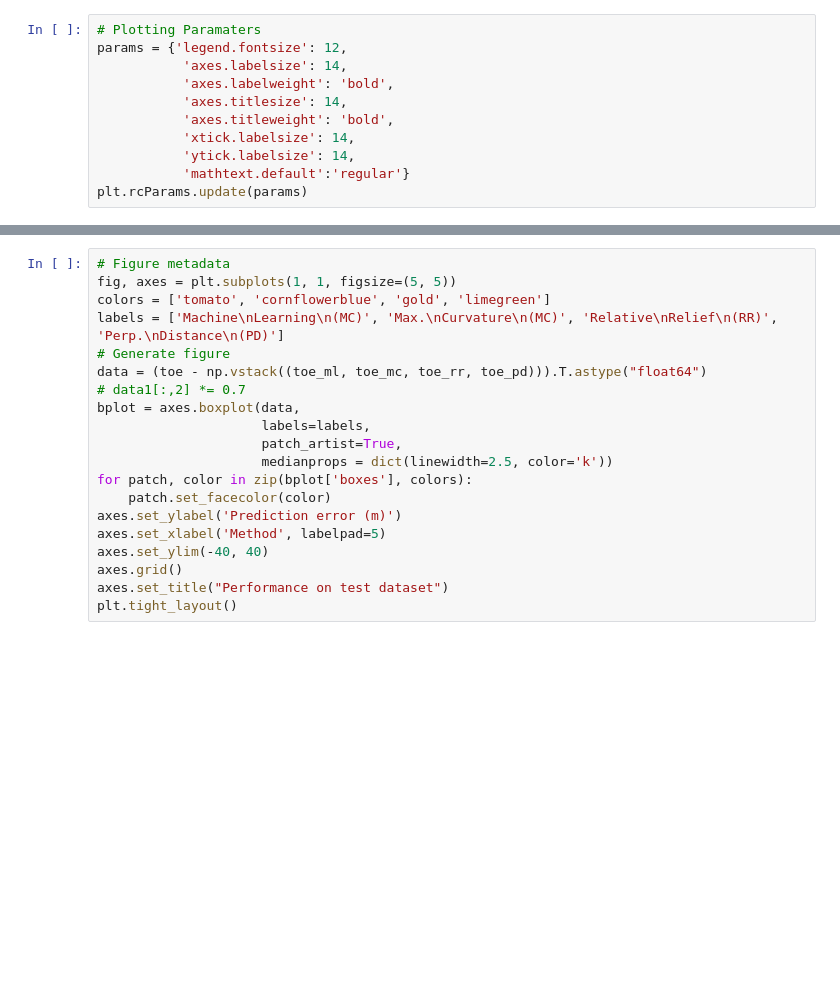
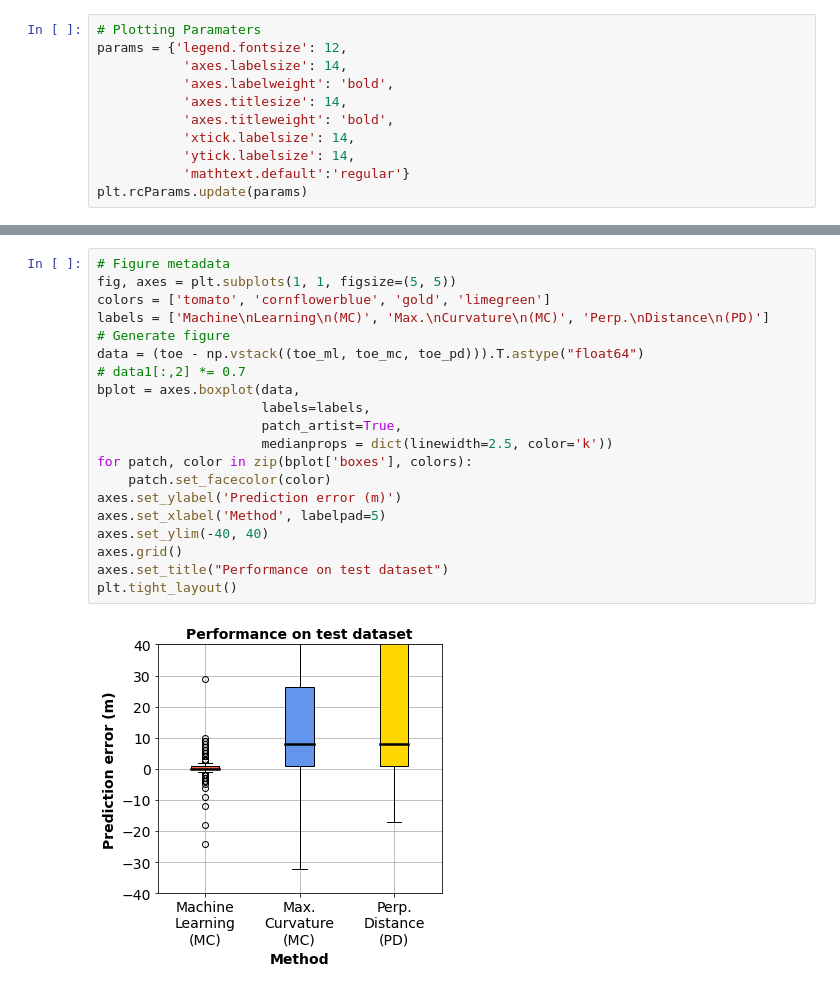
Before and after one commit to TristanSalles/CoastProc, a Jupyter notebook: notebooks/BeachProcesses/pyBeach.ipynb, the cells around one changed output, grey strips where cells are left out. Saved outputs shown, nothing was run; the diff lists cells and outputs as text; blank space fills up the shorter version.

```diff
--- a/notebooks/BeachProcesses/pyBeach.ipynb
+++ b/notebooks/BeachProcesses/pyBeach.ipynb
@@ -190,23 +185,25 @@ axes2.set_ylabel('Toe probability', color='tomato', rotation=270);
 # %%
 # Figure metadata
 fig, axes = plt.subplots(1, 1, figsize=(5, 5))
 colors = ['tomato', 'cornflowerblue', 'gold', 'limegreen']
-labels = ['Machine\nLearning\n(MC)', 'Max.\nCurvature\n(MC)', 'Relative\nRelief\n(RR)', 'Perp.\nDistance\n(PD)']
+labels = ['Machine\nLearning\n(MC)', 'Max.\nCurvature\n(MC)', 'Perp.\nDistance\n(PD)']
 # Generate figure
-data = (toe - np.vstack((toe_ml, toe_mc, toe_rr, toe_pd))).T.astype("float64")
+data = (toe - np.vstack((toe_ml, toe_mc, toe_pd))).T.astype("float64")
 # data1[:,2] *= 0.7
 bplot = axes.boxplot(data,
                      labels=labels,
                      patch_artist=True,
                      medianprops = dict(linewidth=2.5, color='k'))
 for patch, color in zip(bplot['boxes'], colors):
     patch.set_facecolor(color)
 axes.set_ylabel('Prediction error (m)')
 axes.set_xlabel('Method', labelpad=5)
 axes.set_ylim(-40, 40)
 axes.grid()
 axes.set_title("Performance on test dataset")
 plt.tight_layout()
+# %% [output]
+[figure, added]
 # %%
 df = pd.DataFrame({'MAE': [np.absolute(toe-toe_ml).mean(),
                            np.absolute(toe-toe_mc).mean(),
```
Also changed, not shown: parts of 8 cells of this notebook, 6 other files.
